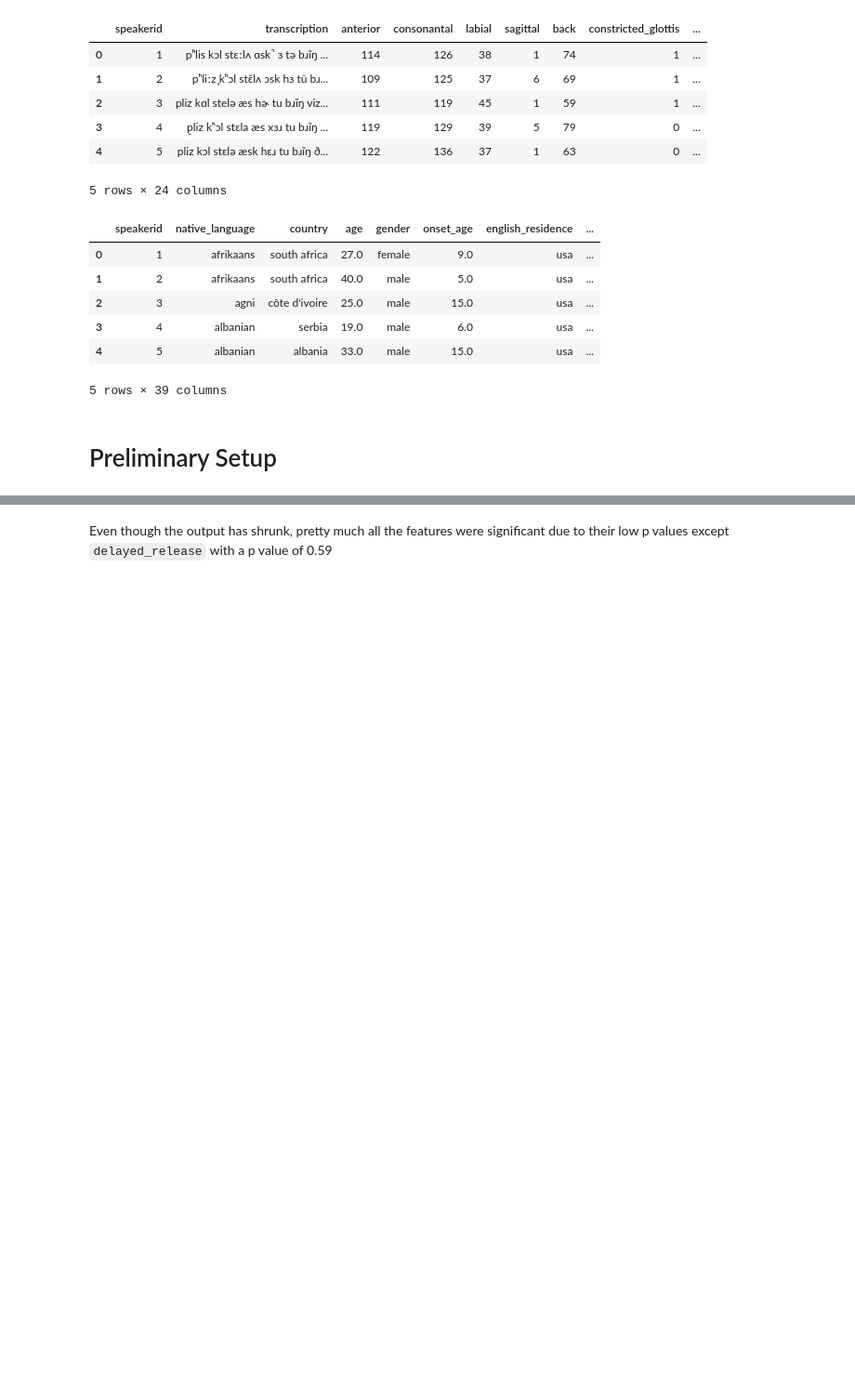
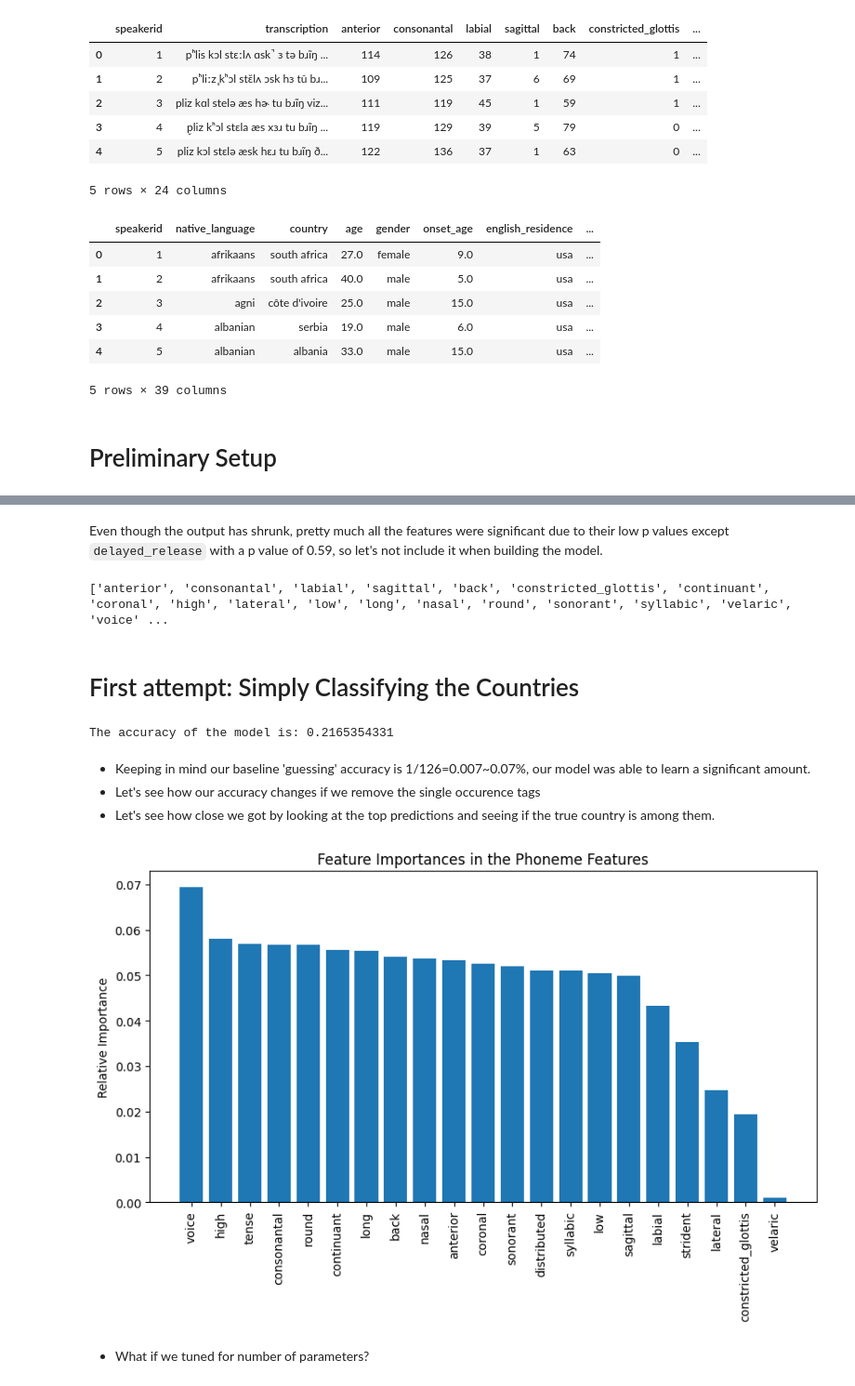
Before and after one commit to Data-Science-for-Linguists-2024/Speech-Accent-Analysis, a Jupyter notebook: notebooks/geographic_analysis.ipynb, the cells around one changed output, grey strips where cells are left out. Shown at 93% size. Drawn from its saved outputs; the diff is of its cells as text; code cells hidden in the pictures; blank space fills up the shorter version.

```diff
--- a/notebooks/geographic_analysis.ipynb
+++ b/notebooks/geographic_analysis.ipynb
@@ -110,2 +113,58 @@ Residual    1110.0  37412.608558  33.705053       NaN           NaN
 # %% [markdown]
-Even though the output has shrunk, pretty much all the features were significant due to their low p values except `delayed_release` with a p value of 0.59
+Even though the output has shrunk, pretty much all the features were significant due to their low p values except `delayed_release` with a p value of 0.59, so let's not include it when building the model.
+# %%
+feature_full_names.remove('delayed_release')
+print(feature_full_names)
+# %% [output]
+['anterior', 'consonantal', 'labial', 'sagittal', 'back', 'constricted_glottis', 'continuant', 'coronal', 'high', 'lateral', 'low', 'long', 'nasal', 'round', 'sonorant', 'syllabic', 'velaric', 'voice' ...
+# %% [markdown]
+# First attempt: Simply Classifying the Countries
+# %%
+from sklearn.model_selection import train_test_split
+from sklearn.ensemble import RandomForestClassifier
+from sklearn.preprocessing import StandardScaler
+from sklearn.metrics import accuracy_score
+
+# Split the data into features and target
+X = saa_tran_df[feature_full_names]
+y = saa_tran_df['country']
+
+# Split the data into training and testing sets
+X_train, X_test, y_train, y_test = train_test_split(X, y, test_size=0.2, random_state=42)
+
+# Create a pipeline that includes scaling and the classifier
+model = RandomForestClassifier(n_estimators=100, random_state=42)
+
+# Train the model
+model.fit(X_train, y_train)
+
+# Predict on the test set
+y_pred = model.predict(X_test)
+
+# Calculate the accuracy
+accuracy = accuracy_score(y_test, y_pred)
+
+print(f"The accuracy of the model is: {accuracy:.10f}")
+# %% [output]
+The accuracy of the model is: 0.2165354331
+# %% [markdown]
+- Keeping in mind our baseline 'guessing' accuracy is 1/126=0.007~0.07%, our model was able to learn a significant amount.
+- Let's see how our accuracy changes if we remove the single occurence tags
+- Let's see how close we got by looking at the top predictions and seeing if the true country is among them.
+# %%
+importances = model.feature_importances_
+
+# Sort the feature importances in descending order and get the indices
+indices = np.argsort(importances)[::-1]
+
+# Visualize the feature importances
+plt.figure(figsize=(10, 5))
+plt.title('Feature Importances in the Phoneme Features')
+plt.bar(range(X_train.shape[1]), importances[indices], align='center')
+plt.xticks(range(X_train.shape[1]), [feature_full_names[i] for i in indices], rotation=90)
+plt.ylabel('Relative Importance')
+plt.show()
+# %% [output]
+[figure, added]
+# %% [markdown]
+- What if we tuned for number of parameters?
```
Also changed, not shown: parts of 21 cells of this notebook, 2 other files.
